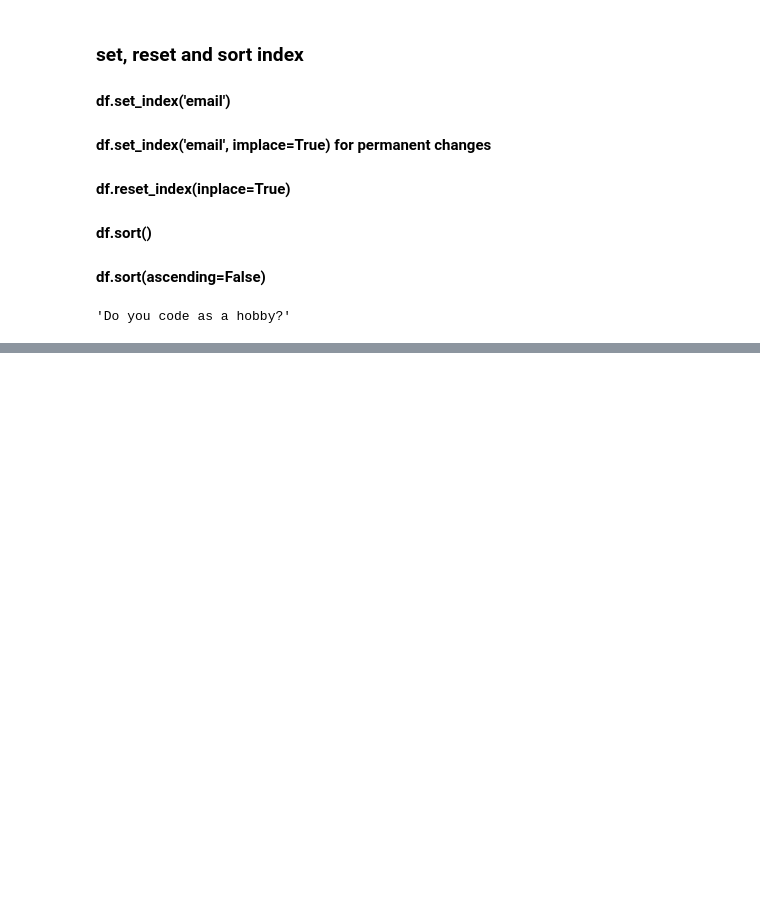
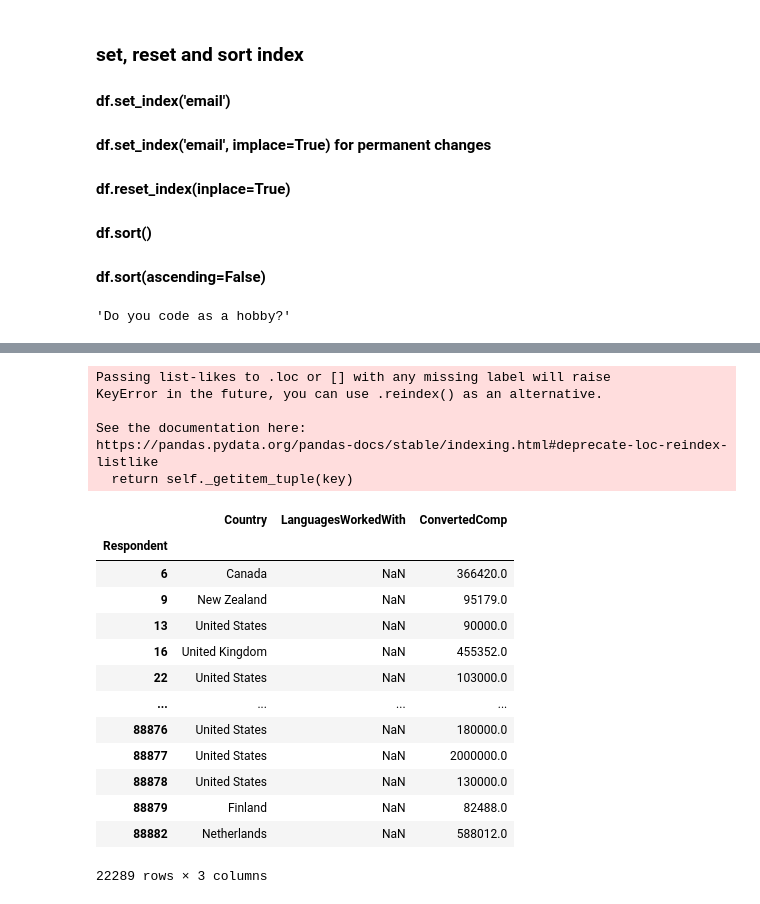
Before and after one commit to gourav729/pandas-tutorials, a Jupyter notebook: pandas_series.ipynb, the cells around one changed output, grey strips where cells are left out. Drawn from its saved outputs; the diff is of its cells as text; code cells hidden in the pictures; blank space fills up the shorter version.

```diff
--- a/pandas_series.ipynb
+++ b/pandas_series.ipynb
@@ -92,0 +130,3 @@ schema_df.loc['Hobbyist', 'QuestionText']
+# %%
+high_salary = (df['ConvertedComp'] > 70000)
+high_salary
@@ -92,0 +147,24 @@ schema_df.loc['Hobbyist', 'QuestionText']
+# %%
+df.loc[high_salary]
+df.loc[high_salary, ['Country', 'LanguagesWorkedWith', 'ConvertedComp']]
+# %% [output]
+Passing list-likes to .loc or [] with any missing label will raise
+KeyError in the future, you can use .reindex() as an alternative.
+
+See the documentation here:
+https://pandas.pydata.org/pandas-docs/stable/indexing.html#deprecate-loc-reindex-listlike
+  return self._getitem_tuple(key)
+|  | Country | LanguagesWorkedWith | ConvertedComp |
+| Respondent |  |  |  |
+| 6 | Canada | NaN | 366420.0 |
+| 9 | New Zealand | NaN | 95179.0 |
+| 13 | United States | NaN | 90000.0 |
+| 16 | United Kingdom | NaN | 455352.0 |
+| 22 | United States | NaN | 103000.0 |
+| ... | ... | ... | ... |
+| 88876 | United States | NaN | 180000.0 |
+| 88877 | United States | NaN | 2000000.0 |
+| 88878 | United States | NaN | 130000.0 |
+| 88879 | Finland | NaN | 82488.0 |
+| 88882 | Netherlands | NaN | 588012.0 |
+22289 rows × 3 columns
```
Also changed, not shown: parts of 7 cells of this notebook.
